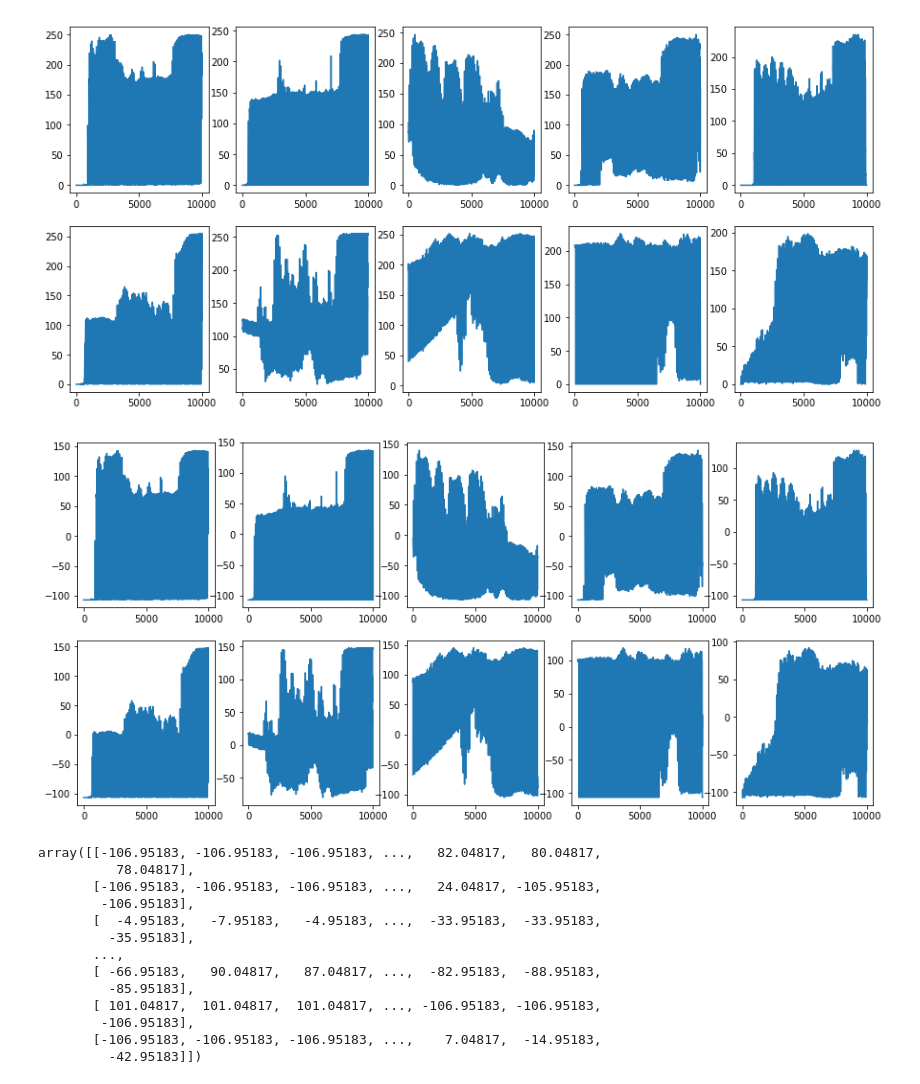
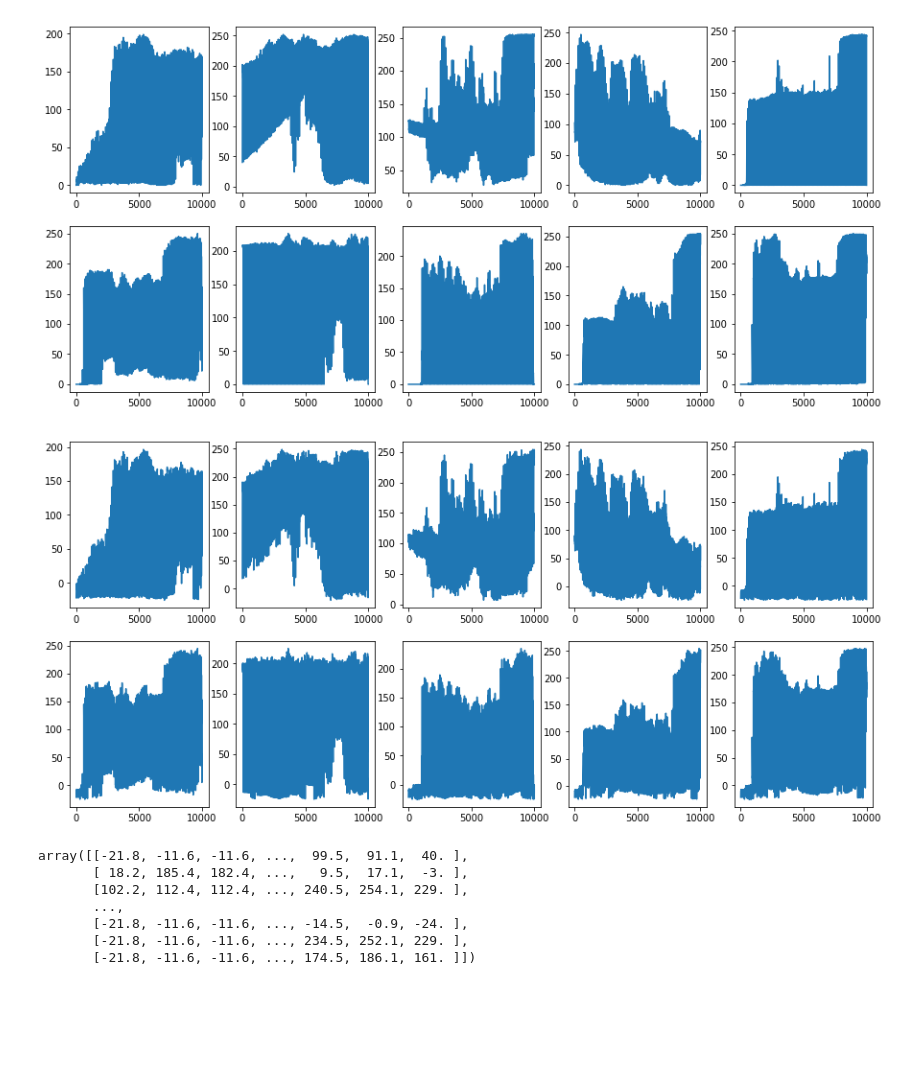
Before and after one commit to asterdrak/signal_processing, a Jupyter notebook: pca image.ipynb, the cells around one changed output. Saved outputs shown, nothing was run; the diff lists cells and outputs as text; code cells hidden in the pictures; blank space fills up the shorter version.

```diff
--- a/pca image.ipynb
+++ b/pca image.ipynb
@@ -21,38 +22,34 @@ for img, ax in zip(images, axes.flatten()):
 # %%
 images_flat = images.reshape(10, shape[0]*shape[1])
 
 fig, axes = plt.subplots(2, 5, figsize=(15, 7))
 
 for img, ax in zip(images_flat, axes.flatten()):
     ax.plot(img)
 
+mean_img = sum(images_flat) / 10
+
 def reduce_mean(img):
-    return img - img.mean()
+    return img - mean_img
 
 images_flat_std = reduce_mean(images_flat)
 
 fig, axes = plt.subplots(2, 5, figsize=(15, 7))
 for img, ax in zip(images_flat_std, axes.flatten()):
     ax.plot(img)
 
-del images_flat
+# del images_flat
 # %% [output]
-[figure, old version]
+[figure, new version]
-[figure, old version]
+[figure, new version]
 # %%
 images_flat_std
 # %% [output]
-array([[-106.95183, -106.95183, -106.95183, ...,   82.04817,   80.04817,
-          78.04817],
-       [-106.95183, -106.95183, -106.95183, ...,   24.04817, -105.95183,
-        -106.95183],
-       [  -4.95183,   -7.95183,   -4.95183, ...,  -33.95183,  -33.95183,
-         -35.95183],
+array([[-21.8, -11.6, -11.6, ...,  99.5,  91.1,  40. ],
+       [ 18.2, 185.4, 182.4, ...,   9.5,  17.1,  -3. ],
+       [102.2, 112.4, 112.4, ..., 240.5, 254.1, 229. ],
        ...,
-       [ -66.95183,   90.04817,   87.04817, ...,  -82.95183,  -88.95183,
-         -85.95183],
-       [ 101.04817,  101.04817,  101.04817, ..., -106.95183, -106.95183,
-        -106.95183],
-       [-106.95183, -106.95183, -106.95183, ...,    7.04817,  -14.95183,
-         -42.95183]])
+       [-21.8, -11.6, -11.6, ..., -14.5,  -0.9, -24. ],
+       [-21.8, -11.6, -11.6, ..., 234.5, 252.1, 229. ],
+       [-21.8, -11.6, -11.6, ..., 174.5, 186.1, 161. ]])
 # %%
```
Also changed, not shown: parts of 15 cells of this notebook, 10 other files.
